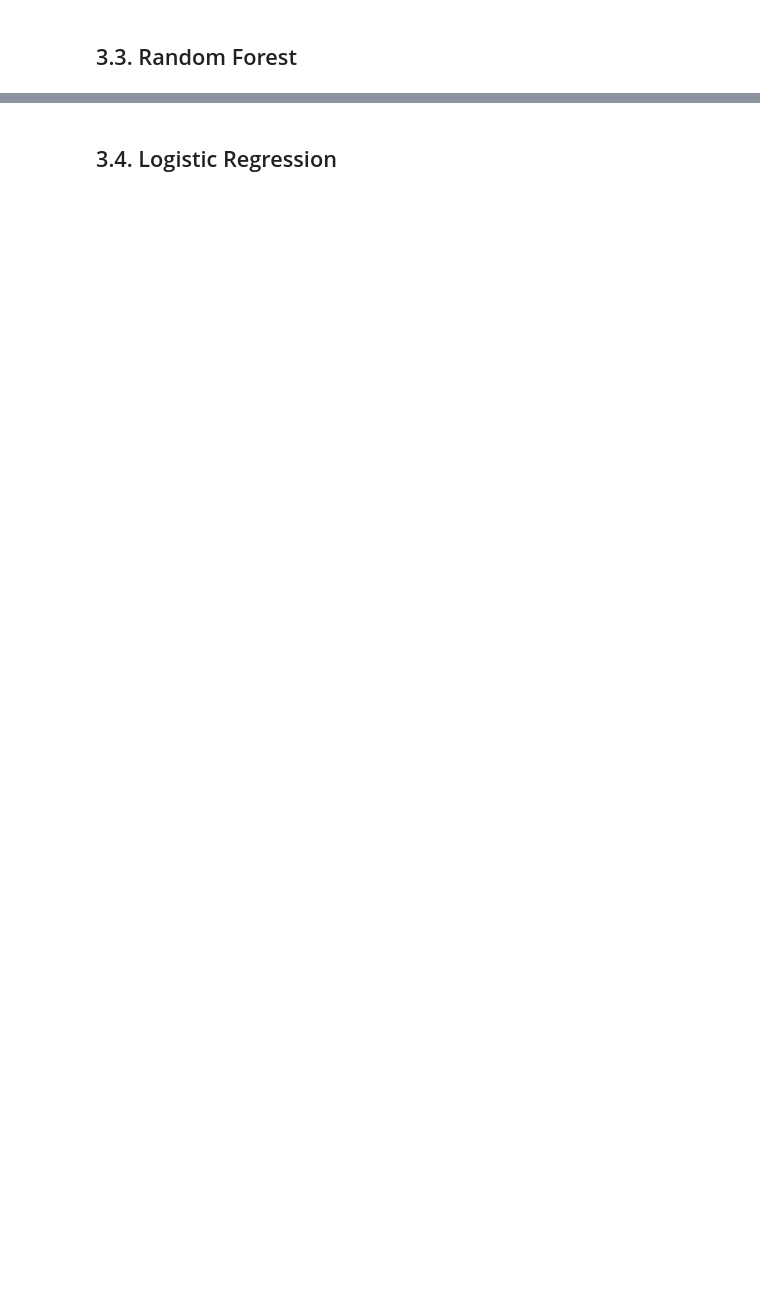
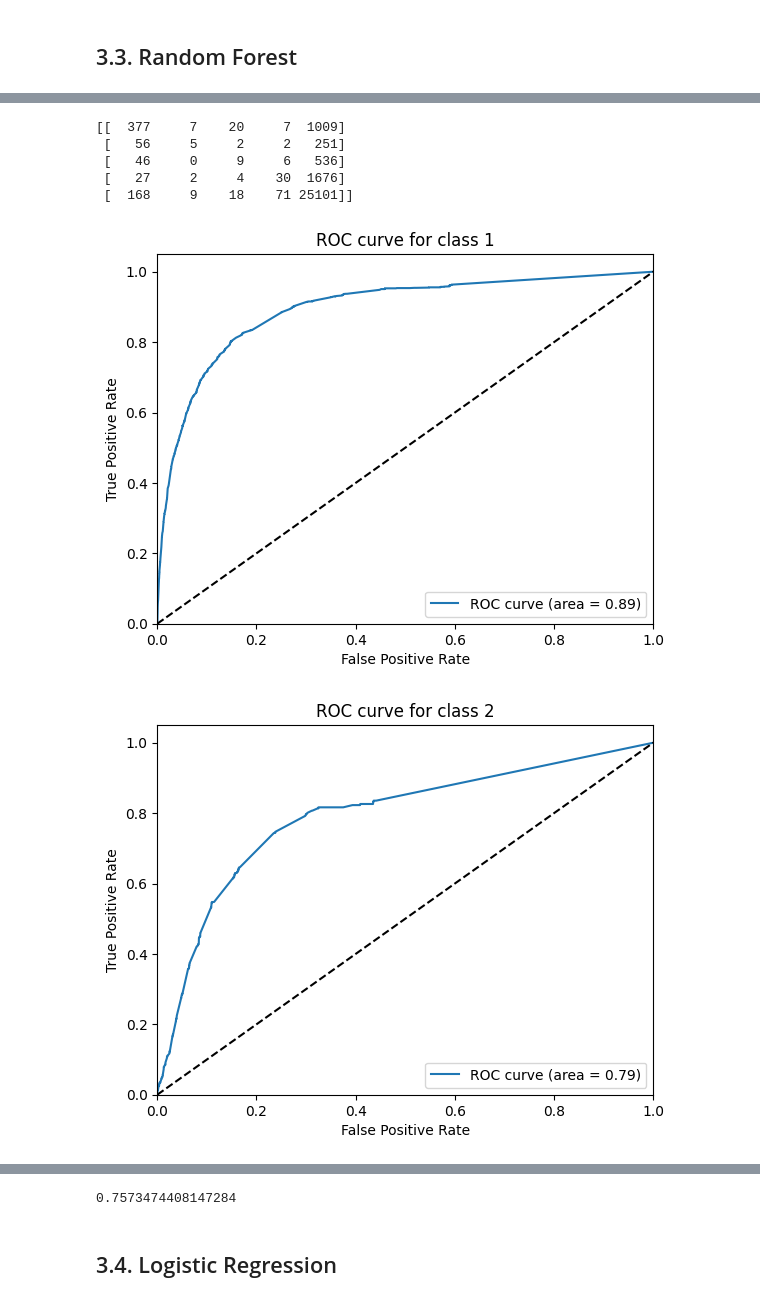
Before and after one commit to ComputingVictor/TFM_ValuationSentimentEngine, a Jupyter notebook: notebooks/reviews/1_MLModels.ipynb, the cells around one changed output, grey strips where cells are left out. Cells and saved outputs as stored; diff of their text form; code cells hidden in the pictures; blank space fills up the shorter version.

```diff
--- a/notebooks/reviews/1_MLModels.ipynb
+++ b/notebooks/reviews/1_MLModels.ipynb
@@ -232,7 +318,4 @@ model.fit(x_train, y_train)
 #Prediccion sobre test
 
 preds= model.predict(x_test )
-
-# Evaluate the model
-
-np.mean(preds==y_test)
+predict_probabilities = model.predict_proba(x_test)
@@ -240,0 +340,8 @@ np.mean(preds==y_test)
+# %%
+print(confusion_matrix(y_test,preds))
+# %% [output]
+[[  377     7    20     7  1009]
+ [   56     5     2     2   251]
+ [   46     0     9     6   536]
+ [   27     2     4    30  1676]
+ [  168     9    18    71 25101]]
@@ -240,0 +352,48 @@ np.mean(preds==y_test)
+# %%
+# Create the ROC curve with one class vs rest.
+
+from sklearn.metrics import roc_curve, auc
+
+# Compute ROC curve and ROC area for each class
+
+fpr = dict()
+
+tpr = dict()
+
+roc_auc = dict()
+
+for i in range(5):
+
+        fpr[i], tpr[i], _ = roc_curve(y_test, predict_probabilities[:, i], pos_label=i+1)
+
+        roc_auc[i] = auc(fpr[i], tpr[i])
+
+# Plot of a ROC curve for a specific class
+
+for i in range(5):
+    q = i+1
+    plt.figure()
+    plt.plot(fpr[i], tpr[i], label='ROC curve (area = %0.2f)' % roc_auc[i])
+
+    plt.plot([0, 1], [0, 1], 'k--')
+
+    plt.xlim([0.0, 1.0])
+
+    plt.ylim([0.0, 1.05])
+
+    plt.xlabel('False Positive Rate')
+
+    plt.ylabel('True Positive Rate')
+
+    plt.title('ROC curve for class %i' % q)
+
+    plt.legend(loc="lower right")
+
+    plt.show()
+
+# Calculate the AUC score.
+
+roc_auc_score(y_test, predict_probabilities, multi_class='ovr')
+# %% [output]
+[figure, added]
+[figure, added]
@@ -241,3 +403,4 @@ np.mean(preds==y_test)
+0.7573474408147284
 # %% [markdown]
 ## 3.4. Logistic Regression
 # %%
```
Also changed, not shown: parts of 28 cells of this notebook, 4 other files.
